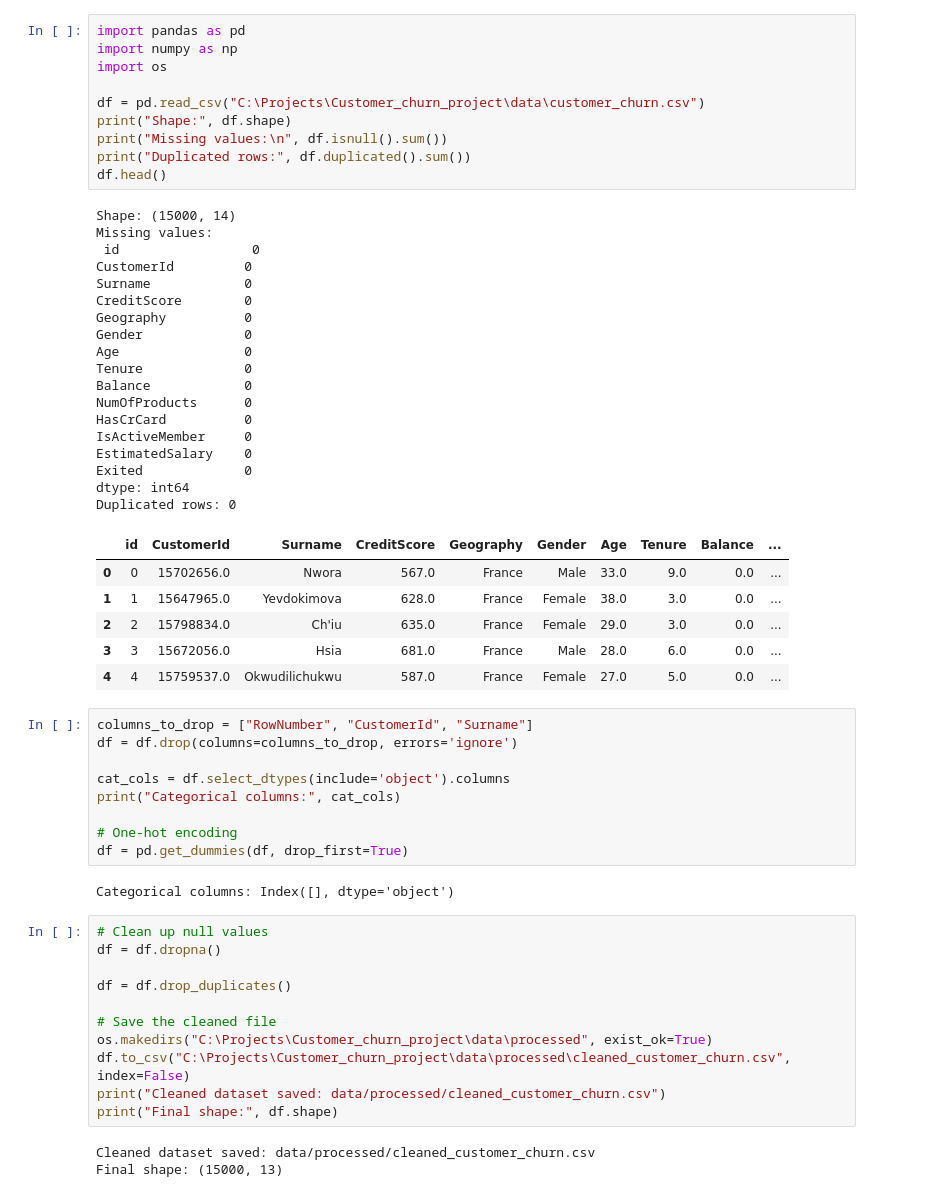
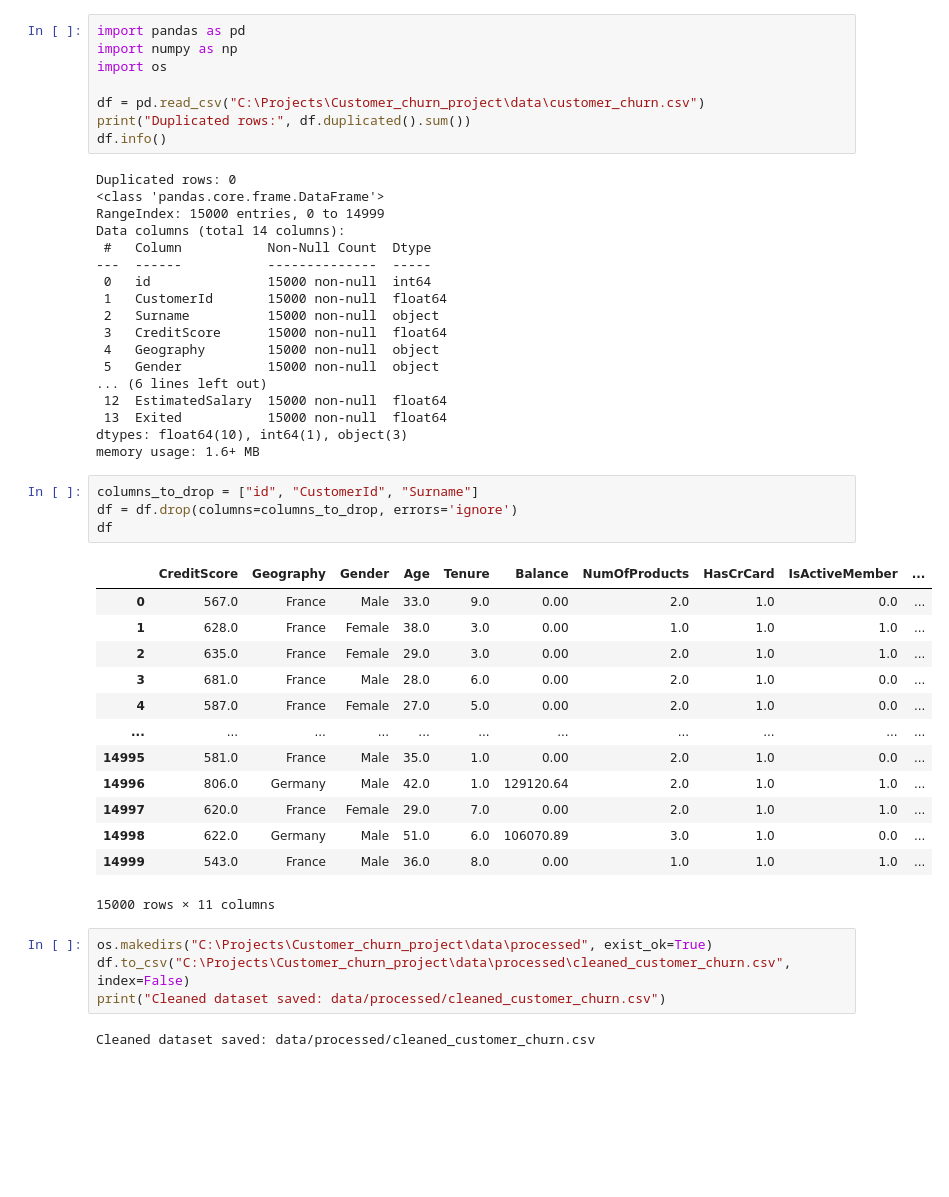
Before and after one commit to FozilovDiyorbek/Customer_churn_project, a Jupyter notebook: notebooks/1_Data_preparation.ipynb, the cells around one changed output. Cells and saved outputs as stored; diff of their text form; blank space fills up the shorter version.

```diff
--- a/notebooks/1_Data_preparation.ipynb
+++ b/notebooks/1_Data_preparation.ipynb
@@ -4,57 +4,47 @@ import numpy as np
 import os
 
 df = pd.read_csv("C:\Projects\Customer_churn_project\data\customer_churn.csv")
-print("Shape:", df.shape)
-print("Missing values:\n", df.isnull().sum())
 print("Duplicated rows:", df.duplicated().sum())
-df.head()
+df.info()
 # %% [output]
-Shape: (15000, 14)
-Missing values:
- id                 0
-CustomerId         0
-Surname            0
-CreditScore        0
-Geography          0
-Gender             0
-Age                0
-Tenure             0
-Balance            0
-NumOfProducts      0
-HasCrCard          0
-IsActiveMember     0
-EstimatedSalary    0
-Exited             0
-dtype: int64
 Duplicated rows: 0
+<class 'pandas.core.frame.DataFrame'>
+RangeIndex: 15000 entries, 0 to 14999
+Data columns (total 14 columns):
+ #   Column           Non-Null Count  Dtype
+---  ------           --------------  -----
+ 0   id               15000 non-null  int64
+ 1   CustomerId       15000 non-null  float64
+ 2   Surname          15000 non-null  object
+ 3   CreditScore      15000 non-null  float64
+ 4   Geography        15000 non-null  object
+ 5   Gender           15000 non-null  object
+... (6 lines left out)
+ 12  EstimatedSalary  15000 non-null  float64
+ 13  Exited           15000 non-null  float64
+dtypes: float64(10), int64(1), object(3)
+memory usage: 1.6+ MB
-|  | id | CustomerId | Surname | CreditScore | Geography | Gender | Age | Tenure | Balance | ... |
-| 0 | 0 | 15702656.0 | Nwora | 567.0 | France | Male | 33.0 | 9.0 | 0.0 | ... |
-| 1 | 1 | 15647965.0 | Yevdokimova | 628.0 | France | Female | 38.0 | 3.0 | 0.0 | ... |
-| 2 | 2 | 15798834.0 | Ch'iu | 635.0 | France | Female | 29.0 | 3.0 | 0.0 | ... |
-| 3 | 3 | 15672056.0 | Hsia | 681.0 | France | Male | 28.0 | 6.0 | 0.0 | ... |
-| 4 | 4 | 15759537.0 | Okwudilichukwu | 587.0 | France | Female | 27.0 | 5.0 | 0.0 | ... |
 # %%
-columns_to_drop = ["RowNumber", "CustomerId", "Surname"]
+columns_to_drop = ["id", "CustomerId", "Surname"]
 df = df.drop(columns=columns_to_drop, errors='ignore')
-
-cat_cols = df.select_dtypes(include='object').columns
-print("Categorical columns:", cat_cols)
-
-# One-hot encoding
-df = pd.get_dummies(df, drop_first=True)
+df
 # %% [output]
+|  | CreditScore | Geography | Gender | Age | Tenure | Balance | NumOfProducts | HasCrCard | IsActiveMember | ... |
+| 0 | 567.0 | France | Male | 33.0 | 9.0 | 0.00 | 2.0 | 1.0 | 0.0 | ... |
+| 1 | 628.0 | France | Female | 38.0 | 3.0 | 0.00 | 1.0 | 1.0 | 1.0 | ... |
+| 2 | 635.0 | France | Female | 29.0 | 3.0 | 0.00 | 2.0 | 1.0 | 1.0 | ... |
+| 3 | 681.0 | France | Male | 28.0 | 6.0 | 0.00 | 2.0 | 1.0 | 0.0 | ... |
+| 4 | 587.0 | France | Female | 27.0 | 5.0 | 0.00 | 2.0 | 1.0 | 0.0 | ... |
+| ... | ... | ... | ... | ... | ... | ... | ... | ... | ... | ... |
+| 14995 | 581.0 | France | Male | 35.0 | 1.0 | 0.00 | 2.0 | 1.0 | 0.0 | ... |
+| 14996 | 806.0 | Germany | Male | 42.0 | 1.0 | 129120.64 | 2.0 | 1.0 | 1.0 | ... |
+| 14997 | 620.0 | France | Female | 29.0 | 7.0 | 0.00 | 2.0 | 1.0 | 1.0 | ... |
+| 14998 | 622.0 | Germany | Male | 51.0 | 6.0 | 106070.89 | 3.0 | 1.0 | 0.0 | ... |
+| 14999 | 543.0 | France | Male | 36.0 | 8.0 | 0.00 | 1.0 | 1.0 | 1.0 | ... |
-Categorical columns: Index([], dtype='object')
+15000 rows × 11 columns
 # %%
-# Clean up null values
-df = df.dropna()
-
-df = df.drop_duplicates()
-
-# Save the cleaned file
 os.makedirs("C:\Projects\Customer_churn_project\data\processed", exist_ok=True)
 df.to_csv("C:\Projects\Customer_churn_project\data\processed\cleaned_customer_churn.csv", index=False)
 print("Cleaned dataset saved: data/processed/cleaned_customer_churn.csv")
-print("Final shape:", df.shape)
 # %% [output]
 Cleaned dataset saved: data/processed/cleaned_customer_churn.csv
-Final shape: (15000, 13)
```
Also changed, not shown: 5 other files.
